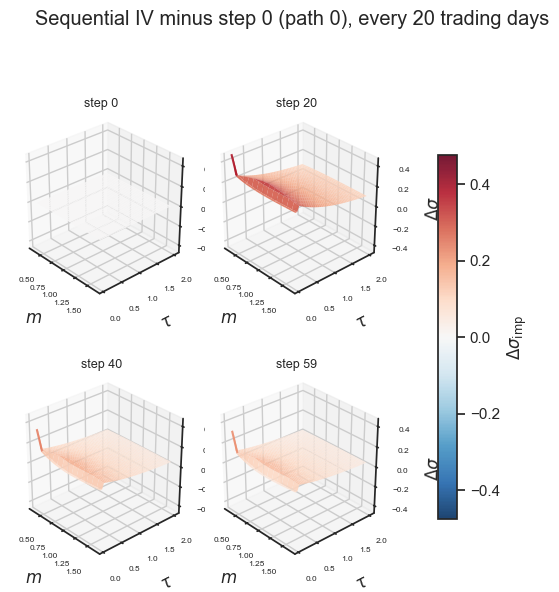
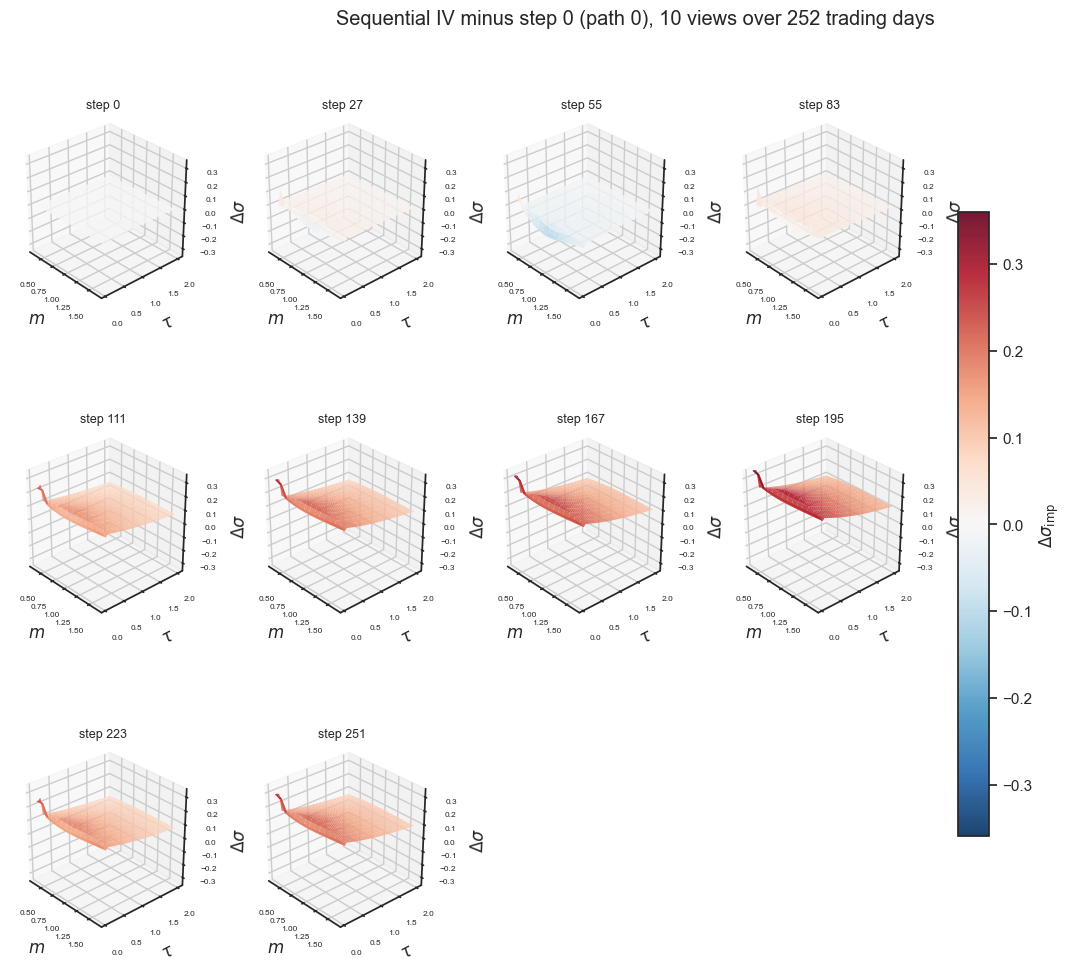
Code edit (unified diff) that turned the first committed figure into the second:
--- before
+++ after
@@ -12,5 +12,5 @@
 ncols = math.ceil(math.sqrt(n))
 nrows = math.ceil(n / ncols)
-_cell = 3.0
+_cell = 3.4
 fig, axes = plt.subplots(
     nrows,
@@ -37,7 +37,7 @@
     ax.set_title(f"step {k}", fontsize=9)
     ax.tick_params(labelsize=6)
-    ax.set_xlabel(r"$m$")
-    ax.set_ylabel(r"$\tau$")
-    ax.set_zlabel(r"$\Delta\sigma$")
+    ax.set_xlabel(r"$m$", labelpad=2)
+    ax.set_ylabel(r"$\tau$", labelpad=2)
+    ax.set_zlabel(r"$\Delta\sigma$", labelpad=3)
     try:
         ax.set_box_aspect((1, 1, 1))
@@ -46,12 +46,12 @@
 for j in range(n, len(axes_flat)):
     axes_flat[j].set_visible(False)
-fig.suptitle(f"Sequential IV minus step 0 (path {path_i_diff}), every {DISPLAY_STEP_INTERVAL} trading days")
-fig.tight_layout(rect=[0, 0, 0.9, 0.96])
+fig.subplots_adjust(left=0.04, right=0.86, bottom=0.05, top=0.9, wspace=0.28, hspace=0.32)
+fig.suptitle(f"Sequential IV minus step 0 (path {path_i_diff}), 10 views over {TRADING_DAYS_PER_YEAR} trading days")
 if surf_last is not None:
     fig.colorbar(
         surf_last,
         ax=[axes_flat[i] for i in range(n)],
-        shrink=0.75,
-        pad=0.1,
+        shrink=0.72,
+        pad=0.04,
         label=r"$\Delta\sigma_{\mathrm{imp}}$",
     )

Commit: finalize simulation parameters